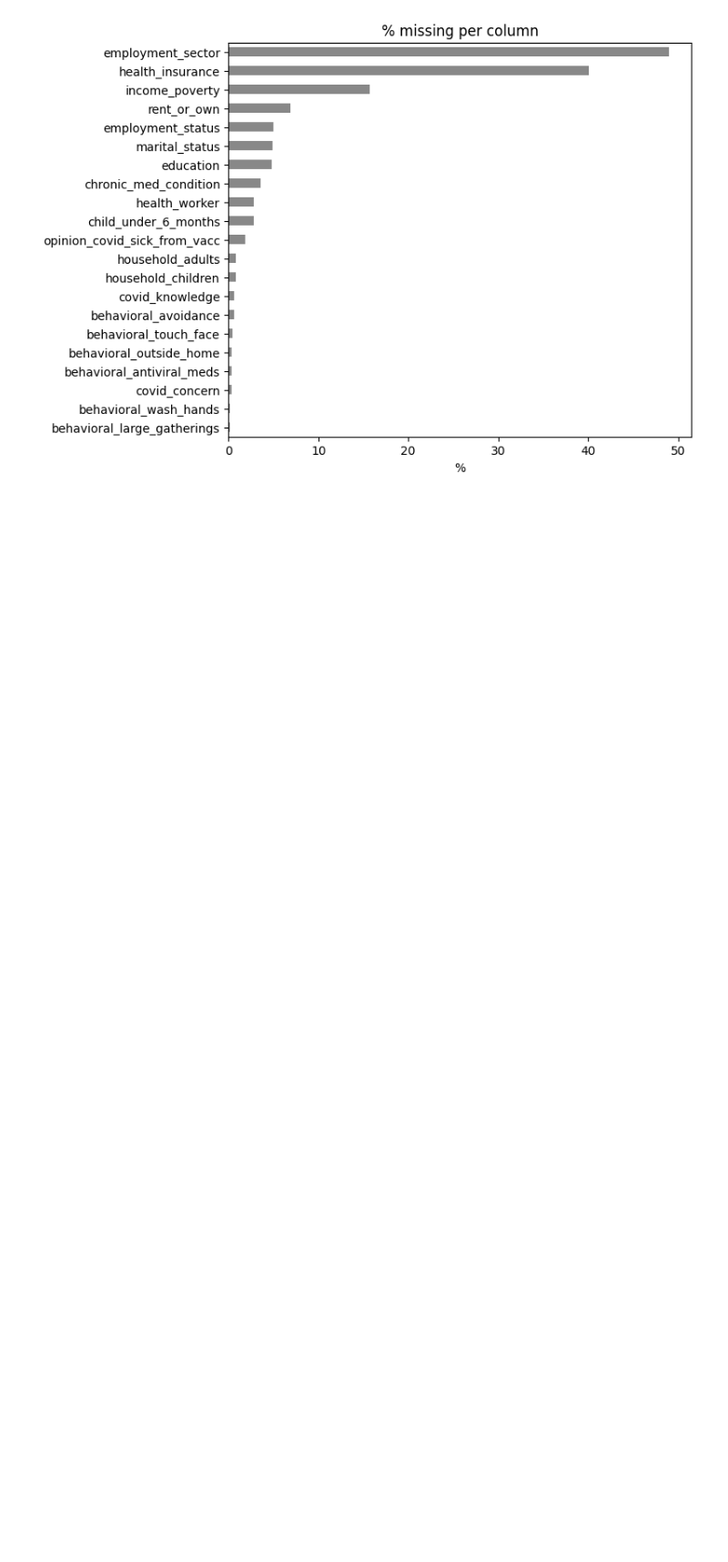
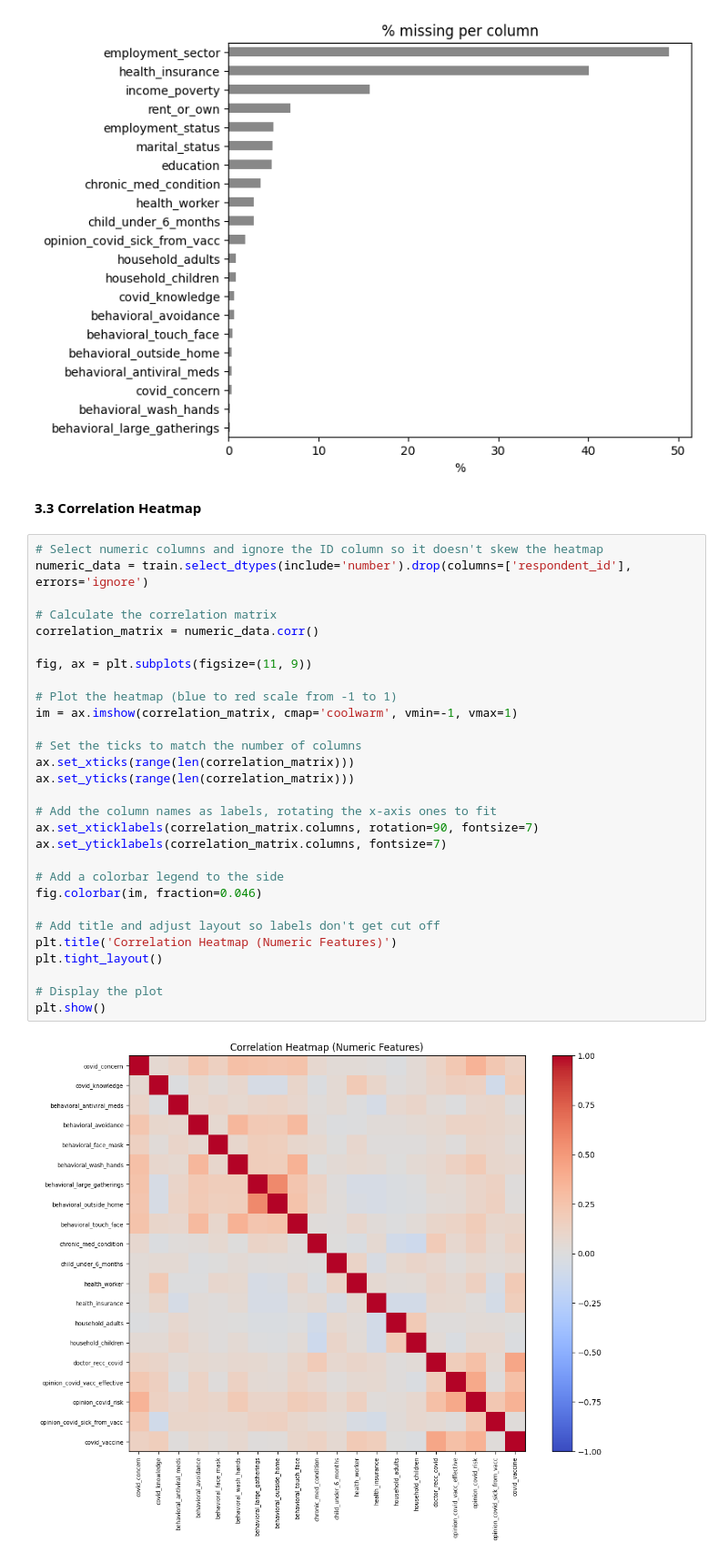
Before and after one commit to GroupS-hackathon/challenge_submission_group_S, a Jupyter notebook: challenge_submission_group_S.ipynb, the cells around one changed output. Shown at 91% size. Cells and saved outputs as stored; diff of their text form; blank space fills up the shorter version.

Commit message:
Created the Correlation heatmap and Predictors of Vaccination

```diff
--- a/challenge_submission_group_S.ipynb
+++ b/challenge_submission_group_S.ipynb
@@ -126,3 +95,36 @@ plt.xlabel('%')
 plt.show()
 # %% [output]
 [figure]
+# %% [markdown]
+**3.3 Correlation Heatmap**
+# %%
+# Select numeric columns and ignore the ID column so it doesn't skew the heatmap
+numeric_data = train.select_dtypes(include='number').drop(columns=['respondent_id'], errors='ignore')
+
+# Calculate the correlation matrix
+correlation_matrix = numeric_data.corr()
+
+fig, ax = plt.subplots(figsize=(11, 9))
+
+# Plot the heatmap (blue to red scale from -1 to 1)
+im = ax.imshow(correlation_matrix, cmap='coolwarm', vmin=-1, vmax=1)
+
+# Set the ticks to match the number of columns
+ax.set_xticks(range(len(correlation_matrix)))
+ax.set_yticks(range(len(correlation_matrix)))
+
+# Add the column names as labels, rotating the x-axis ones to fit
+ax.set_xticklabels(correlation_matrix.columns, rotation=90, fontsize=7)
+ax.set_yticklabels(correlation_matrix.columns, fontsize=7)
+
+# Add a colorbar legend to the side
+fig.colorbar(im, fraction=0.046)
+
+# Add title and adjust layout so labels don't get cut off
+plt.title('Correlation Heatmap (Numeric Features)')
+plt.tight_layout()
+
+# Display the plot
+plt.show()
+# %% [output]
+[figure, added]
```
Also changed, not shown: parts of 4 cells of this notebook.
